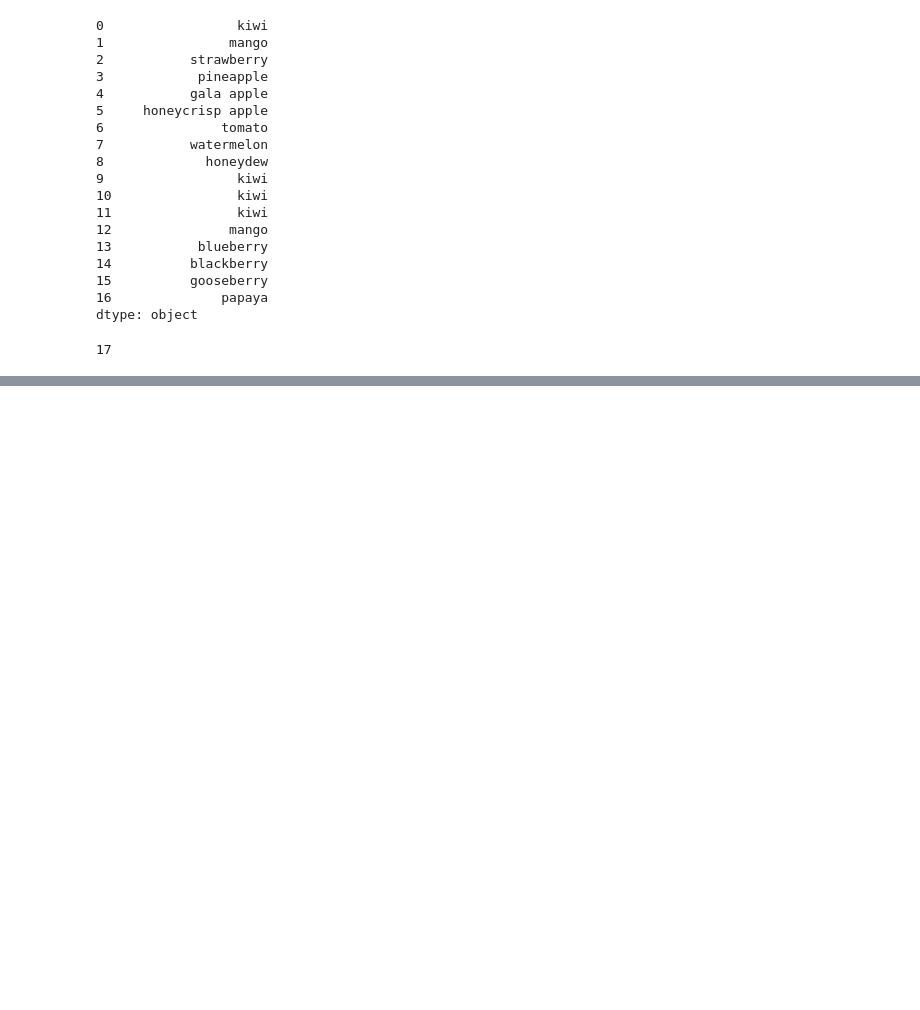
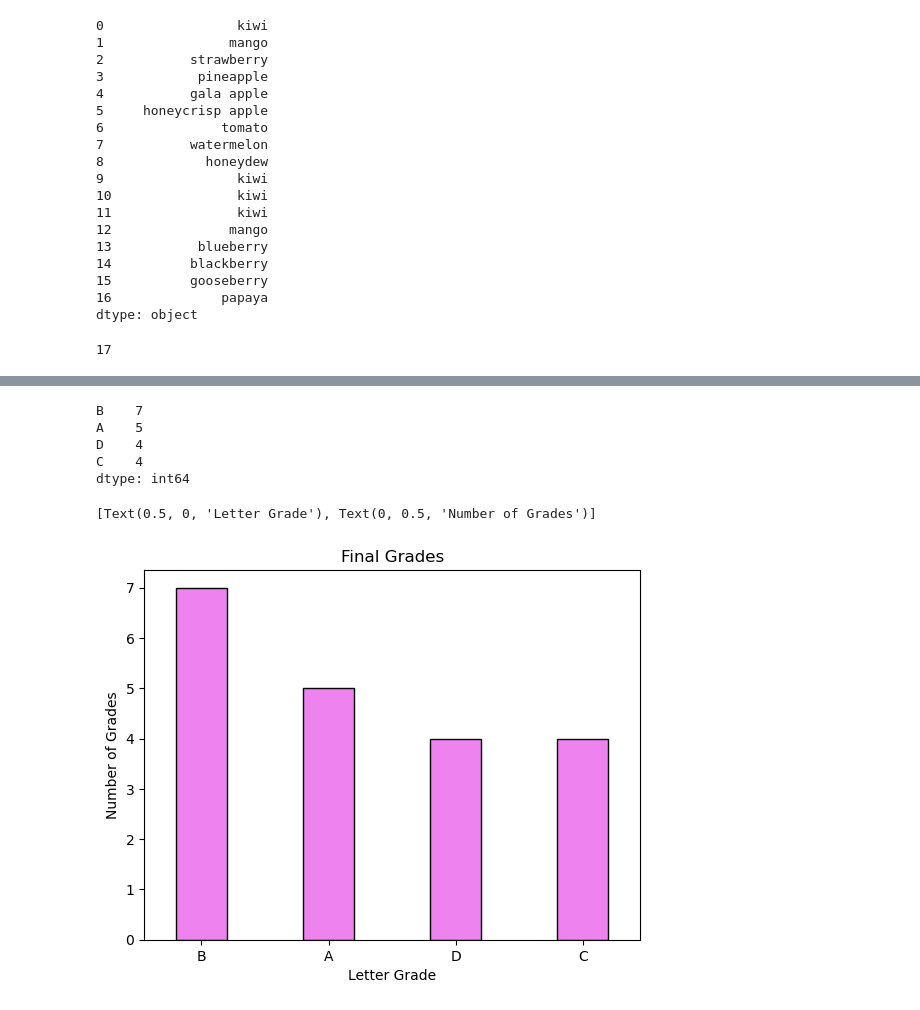
Before and after one commit to Keila-Camarillo/numpy-pandas-visualization-exercises, a Jupyter notebook: pandas_series.ipynb, the cells around one changed output, grey strips where cells are left out. Drawn from its saved outputs; the diff is of its cells as text; code cells hidden in the pictures; blank space fills up the shorter version.

```diff
--- a/pandas_series.ipynb
+++ b/pandas_series.ipynb
@@ -94,0 +503,4 @@ dtype: int64
+# %%
+# 4. Write the code necessary to implement a curve for your exam_grades Series and save this as curved_grades. Add the necessary points to the highest grade to make it 100, and add the same number of points to every other score in the Series as well.
+curved_grades = exam_series + (100 - max(exam_series))
+print(curved_grades)
@@ -94,0 +525,25 @@ dtype: int64
+# %%
+# 5. Use a method to convert each of the numeric values in the curved_grades Series into a categorical value of letter grades. For example, 86 should be a 'B' and 95 should be an 'A'. Save this as a Series named letter_grades.
+def letter_grade(g):
+    if g >= 90:
+        return "A"
+    elif 90 > g >= 80:
+        return "B"
+    elif 80 > g >= 70:
+        return "C"
+    else:
+        return "D"
+letter_grades = pd.Series(curved_grades.apply(letter_grade).value_counts())
+print(letter_grades)
+# %% [output]
+B    7
+A    5
+D    4
+C    4
+dtype: int64
+# %%
+# 6. Plot your new categorical letter_grades Series in a meaninful way and include a title and axis labels.
+letter_grades.plot.bar(title="Final Grades", rot=0, color="violet", ec="black", width=.4).set(xlabel="Letter Grade", ylabel="Number of Grades")
+# %% [output]
+[Text(0.5, 0, 'Letter Grade'), Text(0, 0.5, 'Number of Grades')]
+[figure, added]
```
Also changed, not shown: parts of 51 cells of this notebook.
